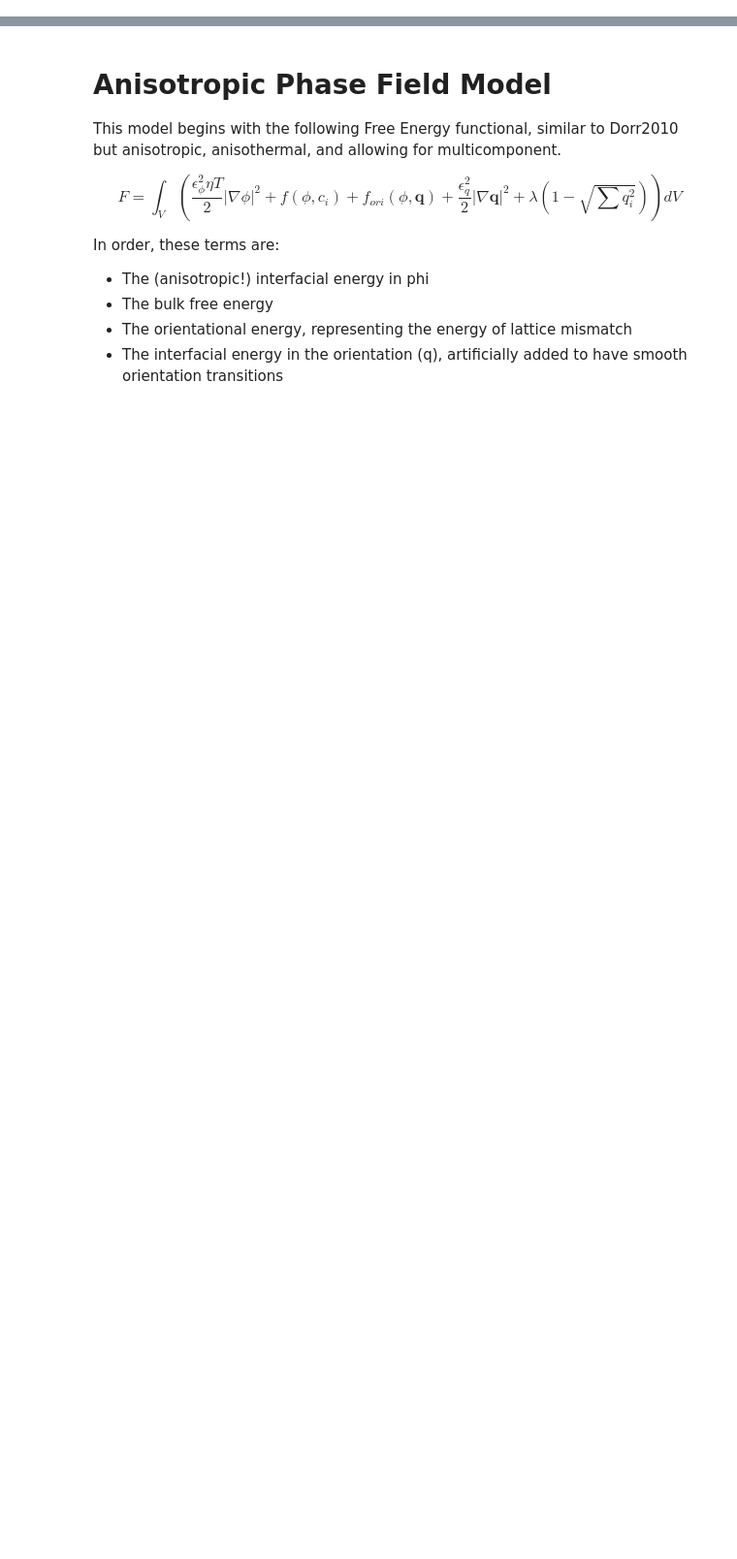
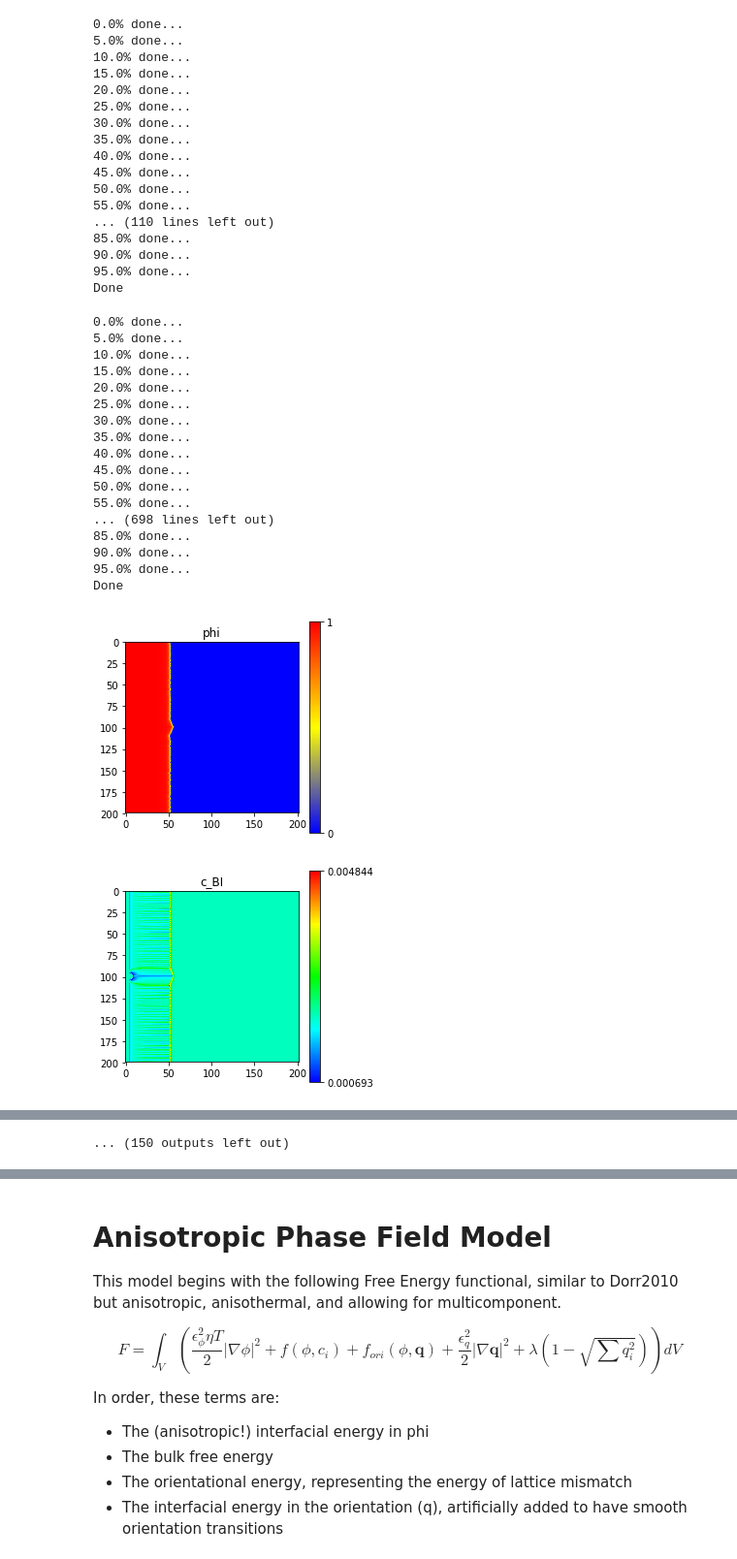
Before and after one commit to AdditiveModeling/SolidificationMicrostructure, a Jupyter notebook: phasefield/phasefield.ipynb, the cells around one changed output, grey strips where cells are left out. Shown at 97% size. Drawn from its saved outputs; the diff is of its cells as text; code cells hidden in the pictures; blank space fills up the shorter version.

```diff
--- a/phasefield/phasefield.ipynb
+++ b/phasefield/phasefield.ipynb
@@ -19,15 +19,16 @@ np.set_printoptions(threshold=np.inf)
 # %%
 #initialize the simulation, includes where to save files, the initial step number of zero, and how many steps to simulate per run
 
-data_path = 'dendrite_5c'
+data_path = 'plane_snbi_02_d'
 tdb_path_2c = 'Ni-Cu_Ideal.tdb'
 tdb_path_3c = 'Ni-Cu-Al_Ideal.tdb'
 tdb_path_5c = 'Ni-Cu-Al-Pt-Ag_Ideal.tdb'
+tdb_path_snbi = 'Sn-Bi.tdb'
 step = 0
 steps = 500
 nbc = [False, False]
-#init.initializePlaneFront(50, 50, path, pathToTDB) #parameters: x-size, y-size, path to save files. Plane-front always uses [True, False] for nbc
-#init.initializeSeeds(200, 200, nbc[0], nbc[1], 20, path, pathToTDB) #params: x-size, y-size, Neumann Boundary Conditions (X, Y), number of seeds, path to save files
-init.initializeSeed(200, 200, nbc[0], nbc[1], data_path, tdb_path_5c) #params: x-size, y-size, Neumann Boundary Conditions (X, Y), path to save files
-#init.initialize1D(80, 20, True, 2, 0.40831, 0.40831, path, pathToTDB_2c)
-#init.initialize1D(80, 20, True, 3, [0.59169, 0.40831], [0.59169, 0.40831], path, pathToTDB_3c)
+init.initializePlaneFront(data_path, tdb_path_snbi, 200, 200, c0=[0.002]) #parameters: x-size, y-size, path to save files. Plane-front always uses [True, False] for nbc
+#init.initializeSeeds(data_path, tdb_path_5c, 200, 200, nbc[0], nbc[1], 20) #params: x-size, y-size, Neumann Boundary Conditions (X, Y), number of seeds, path to save files
+#init.initializeSeed(data_path, tdb_path_snbi, 200, 200, nbc[0], nbc[1]) #params: x-size, y-size, Neumann Boundary Conditions (X, Y), path to save files
+#init.initialize1D(data_path, tdb_path_2c, 80, 20, True, 2, 0.40831, 0.40831)
+#init.initialize1D(data_path, tdb_path_3c, 80, 20, True, 3, [0.59169, 0.40831], [0.59169, 0.40831])
@@ -42,15 +52,52 @@ utils.plotImages_nc(phi, c, q4, nbc, data_path, step)
 # %%
 """
 this runs the python engine for the data files selected, then plots the field data as images
 """
 
-for i in range(1): #number of iterations
+for i in range(40): #number of iterations
     #2-component simulation
     #engine.simulate(path, nbc, step, steps, 1574., 0.0, 0.0)
     #step, phi, c, q1, q4 = utils.loadArrays(path, step+steps)
     #utils.plotImages(phi, c, q4, nbc, path, step)
 
     #3-component simulation
-    engine.simulate_nc(data_path, nbc, step, steps, 1564., 0.0, 0.0)
+    engine.simulate_nc(data_path, step, steps, 480., 0.000036294, -0.000000417381)
     step, phi, c, q1, q4 = utils.loadArrays_nc(data_path, step+steps)
     utils.plotImages_nc(phi, c, q4, nbc, data_path, step)
+# %% [output]
+0.0% done...
+5.0% done...
+10.0% done...
+15.0% done...
+20.0% done...
+25.0% done...
+30.0% done...
+35.0% done...
+40.0% done...
+45.0% done...
+50.0% done...
+55.0% done...
+... (110 lines left out)
+85.0% done...
+90.0% done...
+95.0% done...
+Done
+0.0% done...
+5.0% done...
+10.0% done...
+15.0% done...
+20.0% done...
+25.0% done...
+30.0% done...
+35.0% done...
+40.0% done...
+45.0% done...
+50.0% done...
+55.0% done...
+... (698 lines left out)
+85.0% done...
+90.0% done...
+95.0% done...
+Done
+[figure, added]
+[figure, added]
@@ -56,0 +112 @@ for i in range(1): #number of iterations
+... (150 outputs left out)
```
Also changed, not shown: parts of 4 cells of this notebook, 11 other files.
